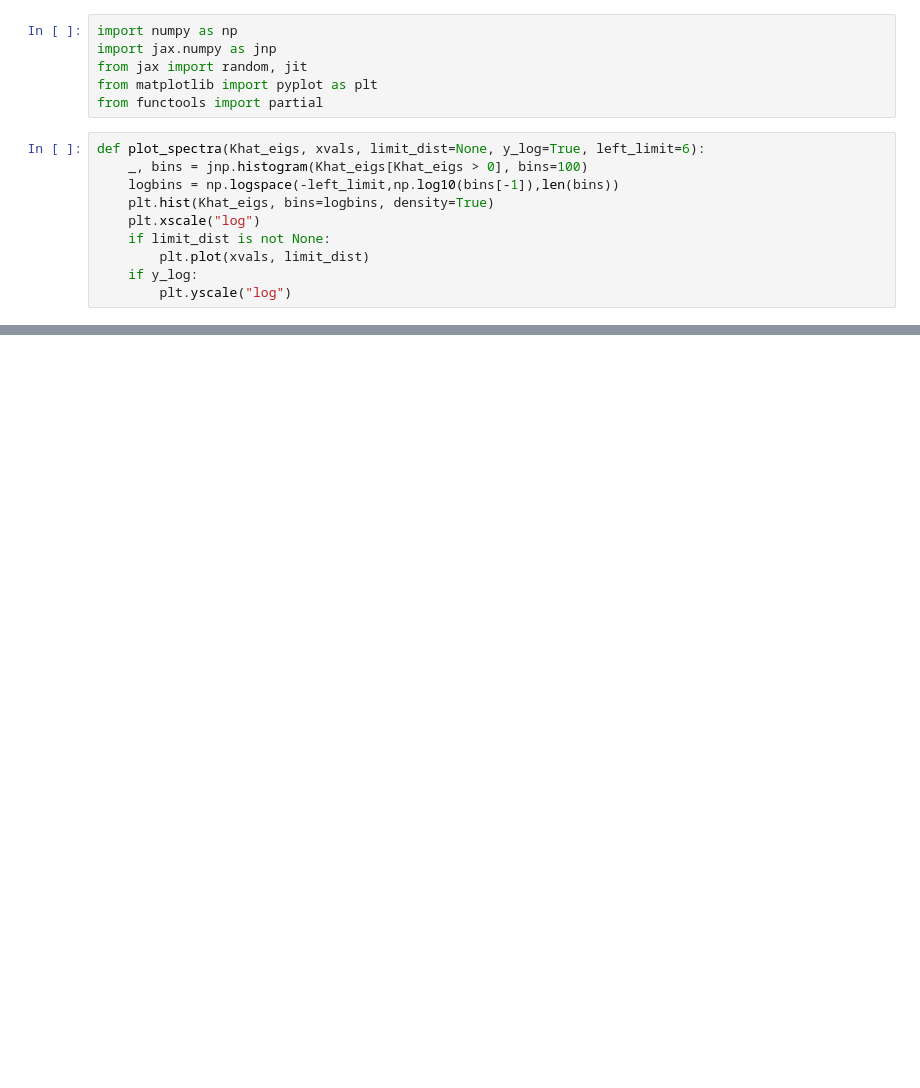
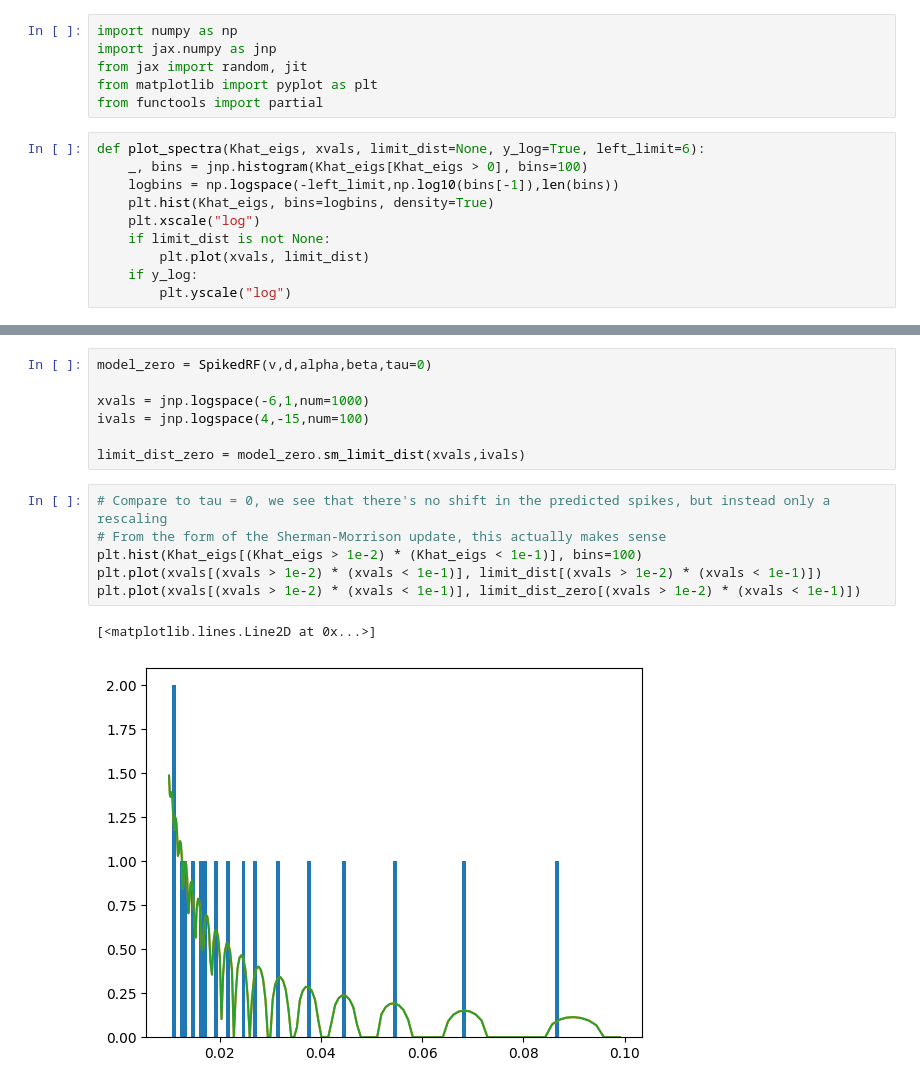
Before and after one commit to kctsiolis/scaling_law_phases, a Jupyter notebook: spike_sim.ipynb, the cells around one changed output, grey strips where cells are left out. Cells and saved outputs as stored; diff of their text form; blank space fills up the shorter version.

```diff
--- a/spike_sim.ipynb
+++ b/spike_sim.ipynb
@@ -162,0 +165,16 @@ print(Khat_eigs)
+# %%
+model_zero = SpikedRF(v,d,alpha,beta,tau=0)
+
+xvals = jnp.logspace(-6,1,num=1000)
+ivals = jnp.logspace(4,-15,num=100)
+
+limit_dist_zero = model_zero.sm_limit_dist(xvals,ivals)
+# %%
+# Compare to tau = 0, we see that there's no shift in the predicted spikes, but instead only a rescaling
+# From the form of the Sherman-Morrison update, this actually makes sense
+plt.hist(Khat_eigs[(Khat_eigs > 1e-2) * (Khat_eigs < 1e-1)], bins=100)
+plt.plot(xvals[(xvals > 1e-2) * (xvals < 1e-1)], limit_dist[(xvals > 1e-2) * (xvals < 1e-1)])
+plt.plot(xvals[(xvals > 1e-2) * (xvals < 1e-1)], limit_dist_zero[(xvals > 1e-2) * (xvals < 1e-1)])
+# %% [output]
+[<matplotlib.lines.Line2D at 0x...>]
+[figure, added]
```
Also changed, not shown: parts of 5 cells of this notebook.
